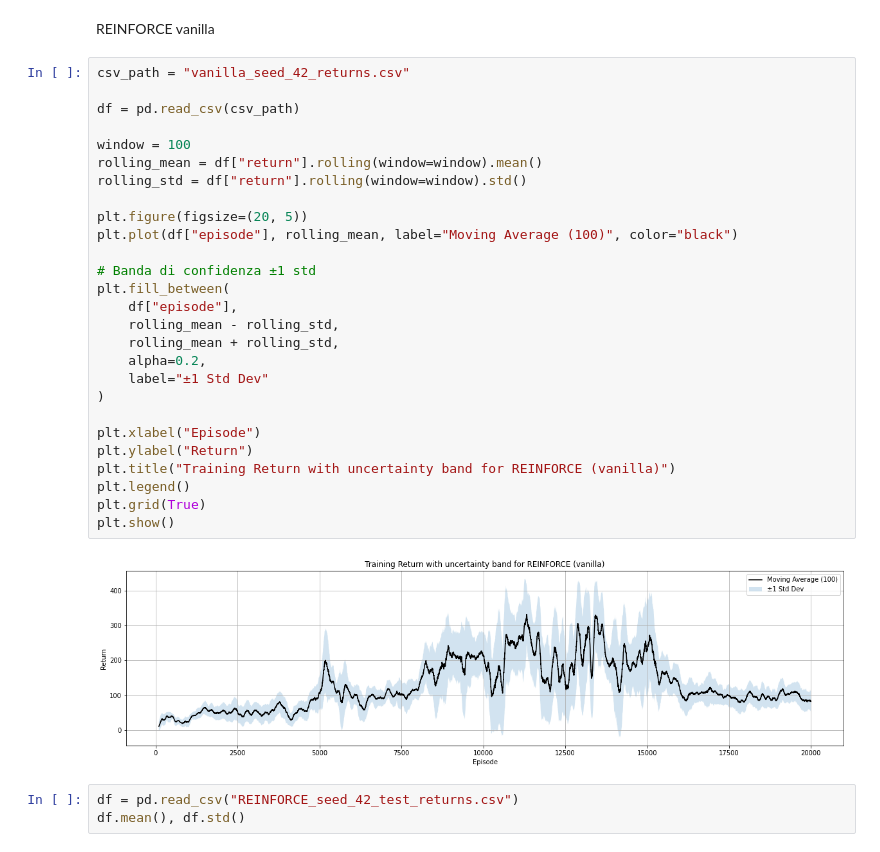
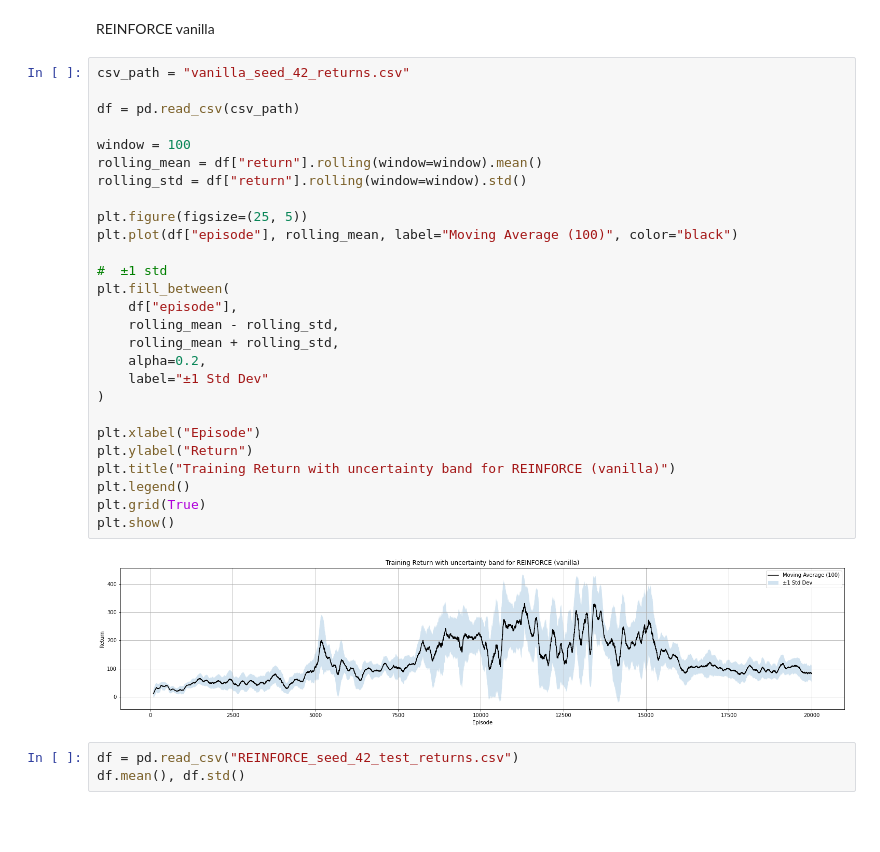
Before and after one commit to dalial89/rl_mldl_25, a Jupyter notebook: models_data/data_analysis.ipynb, the cells around one changed output. Cells and saved outputs as stored; diff of their text form; blank space fills up the shorter version.

```diff
--- a/models_data/data_analysis.ipynb
+++ b/models_data/data_analysis.ipynb
@@ -9,32 +9,32 @@ REINFORCE vanilla
 # %%
 csv_path = "vanilla_seed_42_returns.csv"
 
 df = pd.read_csv(csv_path)
 
 window = 100
 rolling_mean = df["return"].rolling(window=window).mean()
 rolling_std = df["return"].rolling(window=window).std()
 
-plt.figure(figsize=(20, 5))
+plt.figure(figsize=(25, 5))
 plt.plot(df["episode"], rolling_mean, label="Moving Average (100)", color="black")
 
-# Banda di confidenza ±1 std
+#  ±1 std
 plt.fill_between(
     df["episode"],
     rolling_mean - rolling_std,
     rolling_mean + rolling_std,
     alpha=0.2,
     label="±1 Std Dev"
 )
 
 plt.xlabel("Episode")
 plt.ylabel("Return")
 plt.title("Training Return with uncertainty band for REINFORCE (vanilla)")
 plt.legend()
 plt.grid(True)
 plt.show()
 # %% [output]
-[figure, old version]
+[figure, new version]
 # %%
 df = pd.read_csv("REINFORCE_seed_42_test_returns.csv")
 df.mean(), df.std()
```
Also changed, not shown: parts of 9 cells of this notebook.
